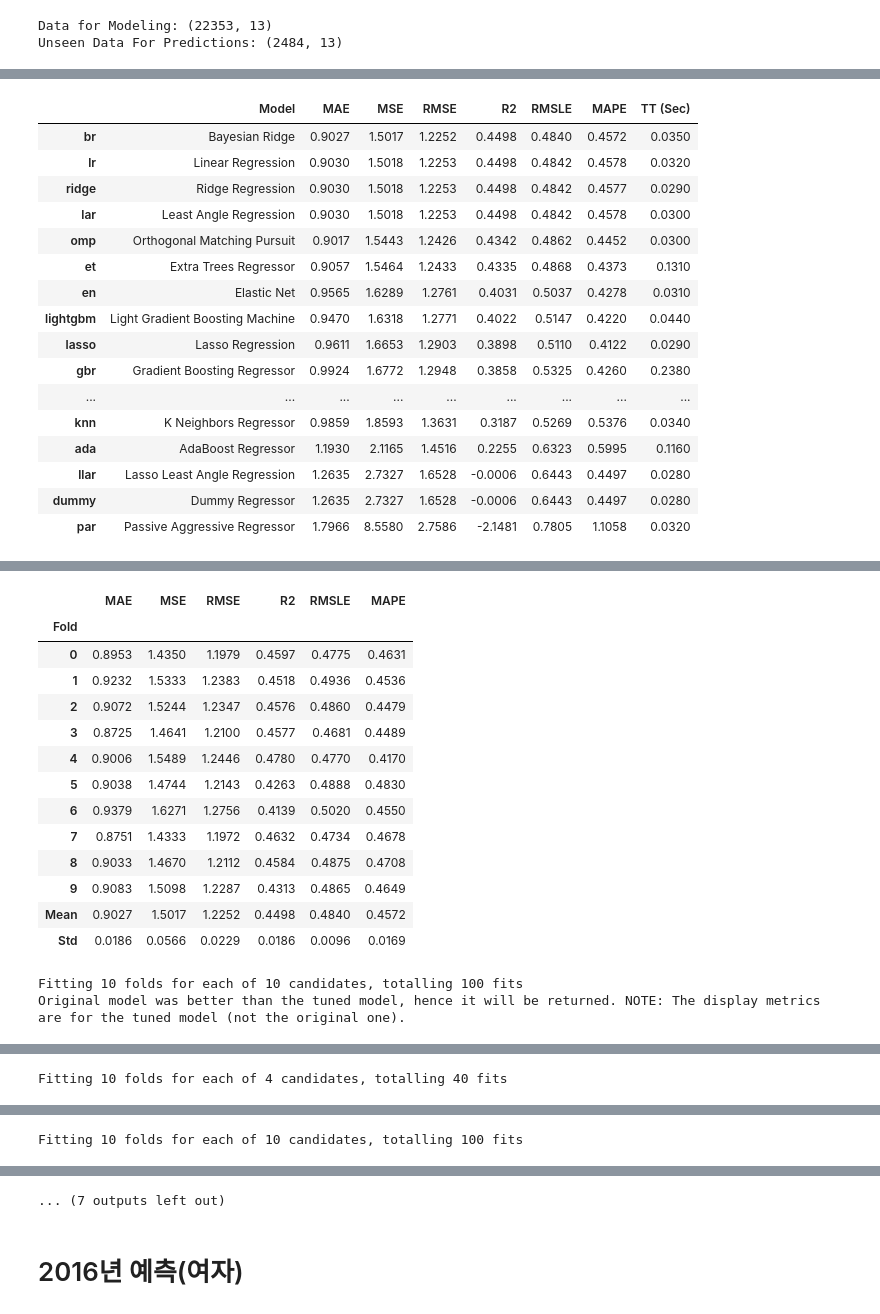
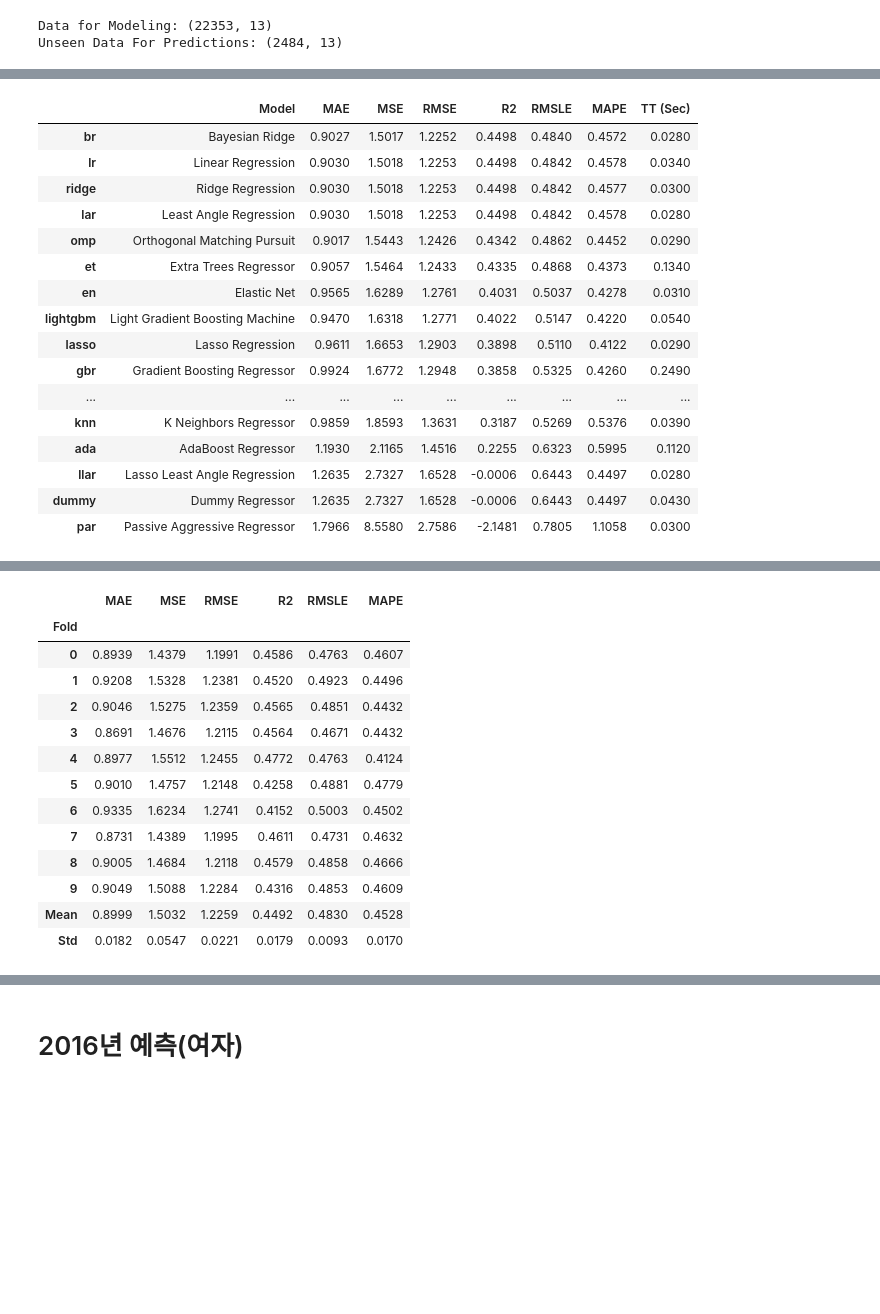
Before and after one commit to leech2193/weather_hospital_sowhat, a Jupyter notebook: 20220802_verification_changhun.ipynb, the cells around one changed output, grey strips where cells are left out. Cells and saved outputs as stored; diff of their text form; code cells hidden in the pictures; blank space fills up the shorter version.

```diff
--- a/20220802_verification_changhun.ipynb
+++ b/20220802_verification_changhun.ipynb
@@ -322,46 +322,44 @@ female_data_s = setup(female_data, target = 'frequency', session_id=123, categor
 # %%
 # 이창훈
 female_best_model_5 = compare_models(sort='RMSE', n_select = 5)
-female_tuned_top5 = [tune_model(i, optimize = 'RMSE', n_iter=10) for i in male_best_model_5]
-model_female = blend_models(female_tuned_top5, optimize='RMSE')
+# female_tuned_top5 = [tune_model(i, optimize = 'RMSE', n_iter=10) for i in female_best_model_5]
+model_female = blend_models(female_best_model_5, optimize='RMSE')
 
 # 이이슬
 # female_best_model_5 = compare_models(sort='RMSE', n_select = 5)
 # female_tuned_top5 = [tune_model(i, optimize = 'RMSE', n_iter=10) for i in female_best_model_5]
 # model_female = stack_models(female_tuned_top5)
 # %% [output]
 [interactive output not drawn]
 |  | Model | MAE | MSE | RMSE | R2 | RMSLE | MAPE | TT (Sec) |
-| br | Bayesian Ridge | 0.9027 | 1.5017 | 1.2252 | 0.4498 | 0.4840 | 0.4572 | 0.0350 |
-| lr | Linear Regression | 0.9030 | 1.5018 | 1.2253 | 0.4498 | 0.4842 | 0.4578 | 0.0320 |
-| ridge | Ridge Regression | 0.9030 | 1.5018 | 1.2253 | 0.4498 | 0.4842 | 0.4577 | 0.0290 |
-| lar | Least Angle Regression | 0.9030 | 1.5018 | 1.2253 | 0.4498 | 0.4842 | 0.4578 | 0.0300 |
-| omp | Orthogonal Matching Pursuit | 0.9017 | 1.5443 | 1.2426 | 0.4342 | 0.4862 | 0.4452 | 0.0300 |
-| et | Extra Trees Regressor | 0.9057 | 1.5464 | 1.2433 | 0.4335 | 0.4868 | 0.4373 | 0.1310 |
+| br | Bayesian Ridge | 0.9027 | 1.5017 | 1.2252 | 0.4498 | 0.4840 | 0.4572 | 0.0280 |
+| lr | Linear Regression | 0.9030 | 1.5018 | 1.2253 | 0.4498 | 0.4842 | 0.4578 | 0.0340 |
+| ridge | Ridge Regression | 0.9030 | 1.5018 | 1.2253 | 0.4498 | 0.4842 | 0.4577 | 0.0300 |
+| lar | Least Angle Regression | 0.9030 | 1.5018 | 1.2253 | 0.4498 | 0.4842 | 0.4578 | 0.0280 |
+| omp | Orthogonal Matching Pursuit | 0.9017 | 1.5443 | 1.2426 | 0.4342 | 0.4862 | 0.4452 | 0.0290 |
+| et | Extra Trees Regressor | 0.9057 | 1.5464 | 1.2433 | 0.4335 | 0.4868 | 0.4373 | 0.1340 |
 | en | Elastic Net | 0.9565 | 1.6289 | 1.2761 | 0.4031 | 0.5037 | 0.4278 | 0.0310 |
-| lightgbm | Light Gradient Boosting Machine | 0.9470 | 1.6318 | 1.2771 | 0.4022 | 0.5147 | 0.4220 | 0.0440 |
+| lightgbm | Light Gradient Boosting Machine | 0.9470 | 1.6318 | 1.2771 | 0.4022 | 0.5147 | 0.4220 | 0.0540 |
 | lasso | Lasso Regression | 0.9611 | 1.6653 | 1.2903 | 0.3898 | 0.5110 | 0.4122 | 0.0290 |
-| gbr | Gradient Boosting Regressor | 0.9924 | 1.6772 | 1.2948 | 0.3858 | 0.5325 | 0.4260 | 0.2380 |
+| gbr | Gradient Boosting Regressor | 0.9924 | 1.6772 | 1.2948 | 0.3858 | 0.5325 | 0.4260 | 0.2490 |
 | ... | ... | ... | ... | ... | ... | ... | ... | ... |
-| knn | K Neighbors Regressor | 0.9859 | 1.8593 | 1.3631 | 0.3187 | 0.5269 | 0.5376 | 0.0340 |
-| ada | AdaBoost Regressor | 1.1930 | 2.1165 | 1.4516 | 0.2255 | 0.6323 | 0.5995 | 0.1160 |
+| knn | K Neighbors Regressor | 0.9859 | 1.8593 | 1.3631 | 0.3187 | 0.5269 | 0.5376 | 0.0390 |
+| ada | AdaBoost Regressor | 1.1930 | 2.1165 | 1.4516 | 0.2255 | 0.6323 | 0.5995 | 0.1120 |
 | llar | Lasso Least Angle Regression | 1.2635 | 2.7327 | 1.6528 | -0.0006 | 0.6443 | 0.4497 | 0.0280 |
-| dummy | Dummy Regressor | 1.2635 | 2.7327 | 1.6528 | -0.0006 | 0.6443 | 0.4497 | 0.0280 |
-| par | Passive Aggressive Regressor | 1.7966 | 8.5580 | 2.7586 | -2.1481 | 0.7805 | 1.1058 | 0.0320 |
+| dummy | Dummy Regressor | 1.2635 | 2.7327 | 1.6528 | -0.0006 | 0.6443 | 0.4497 | 0.0430 |
+| par | Passive Aggressive Regressor | 1.7966 | 8.5580 | 2.7586 | -2.1481 | 0.7805 | 1.1058 | 0.0300 |
 [interactive output not drawn]
 |  | MAE | MSE | RMSE | R2 | RMSLE | MAPE |
 | Fold |  |  |  |  |  |  |
-| 0 | 0.8953 | 1.4350 | 1.1979 | 0.4597 | 0.4775 | 0.4631 |
-| 1 | 0.9232 | 1.5333 | 1.2383 | 0.4518 | 0.4936 | 0.4536 |
-| 2 | 0.9072 | 1.5244 | 1.2347 | 0.4576 | 0.4860 | 0.4479 |
-| 3 | 0.8725 | 1.4641 | 1.2100 | 0.4577 | 0.4681 | 0.4489 |
-| 4 | 0.9006 | 1.5489 | 1.2446 | 0.4780 | 0.4770 | 0.4170 |
-| 5 | 0.9038 | 1.4744 | 1.2143 | 0.4263 | 0.4888 | 0.4830 |
-| 6 | 0.9379 | 1.6271 | 1.2756 | 0.4139 | 0.5020 | 0.4550 |
-| 7 | 0.8751 | 1.4333 | 1.1972 | 0.4632 | 0.4734 | 0.4678 |
-| 8 | 0.9033 | 1.4670 | 1.2112 | 0.4584 | 0.4875 | 0.4708 |
-| 9 | 0.9083 | 1.5098 | 1.2287 | 0.4313 | 0.4865 | 0.4649 |
-| Mean | 0.9027 | 1.5017 | 1.2252 | 0.4498 | 0.4840 | 0.4572 |
-| Std | 0.0186 | 0.0566 | 0.0229 | 0.0186 | 0.0096 | 0.0169 |
+| 0 | 0.8939 | 1.4379 | 1.1991 | 0.4586 | 0.4763 | 0.4607 |
+| 1 | 0.9208 | 1.5328 | 1.2381 | 0.4520 | 0.4923 | 0.4496 |
+| 2 | 0.9046 | 1.5275 | 1.2359 | 0.4565 | 0.4851 | 0.4432 |
+| 3 | 0.8691 | 1.4676 | 1.2115 | 0.4564 | 0.4671 | 0.4432 |
+| 4 | 0.8977 | 1.5512 | 1.2455 | 0.4772 | 0.4763 | 0.4124 |
+| 5 | 0.9010 | 1.4757 | 1.2148 | 0.4258 | 0.4881 | 0.4779 |
+| 6 | 0.9335 | 1.6234 | 1.2741 | 0.4152 | 0.5003 | 0.4502 |
+| 7 | 0.8731 | 1.4389 | 1.1995 | 0.4611 | 0.4731 | 0.4632 |
+| 8 | 0.9005 | 1.4684 | 1.2118 | 0.4579 | 0.4858 | 0.4666 |
+| 9 | 0.9049 | 1.5088 | 1.2284 | 0.4316 | 0.4853 | 0.4609 |
+| Mean | 0.8999 | 1.5032 | 1.2259 | 0.4492 | 0.4830 | 0.4528 |
+| Std | 0.0182 | 0.0547 | 0.0221 | 0.0179 | 0.0093 | 0.0170 |
-Fitting 10 folds for each of 10 candidates, totalling 100 fits
-Original model was better than the tuned model, hence it will be returned. NOTE: The display metrics are for the tuned model (not the original one).
@@ -383 +365,0 @@ Original model was better than the tuned model, hence it will be returned. NOTE:
-Fitting 10 folds for each of 4 candidates, totalling 40 fits
@@ -399 +365,0 @@ Fitting 10 folds for each of 4 candidates, totalling 40 fits
-Fitting 10 folds for each of 10 candidates, totalling 100 fits
@@ -401,4 +366,3 @@ Fitting 10 folds for each of 10 candidates, totalling 100 fits
-... (7 outputs left out)
 # %% [markdown]
 # 2016년 예측(여자)
 # %%
```
Also changed, not shown: parts of 31 cells of this notebook.
